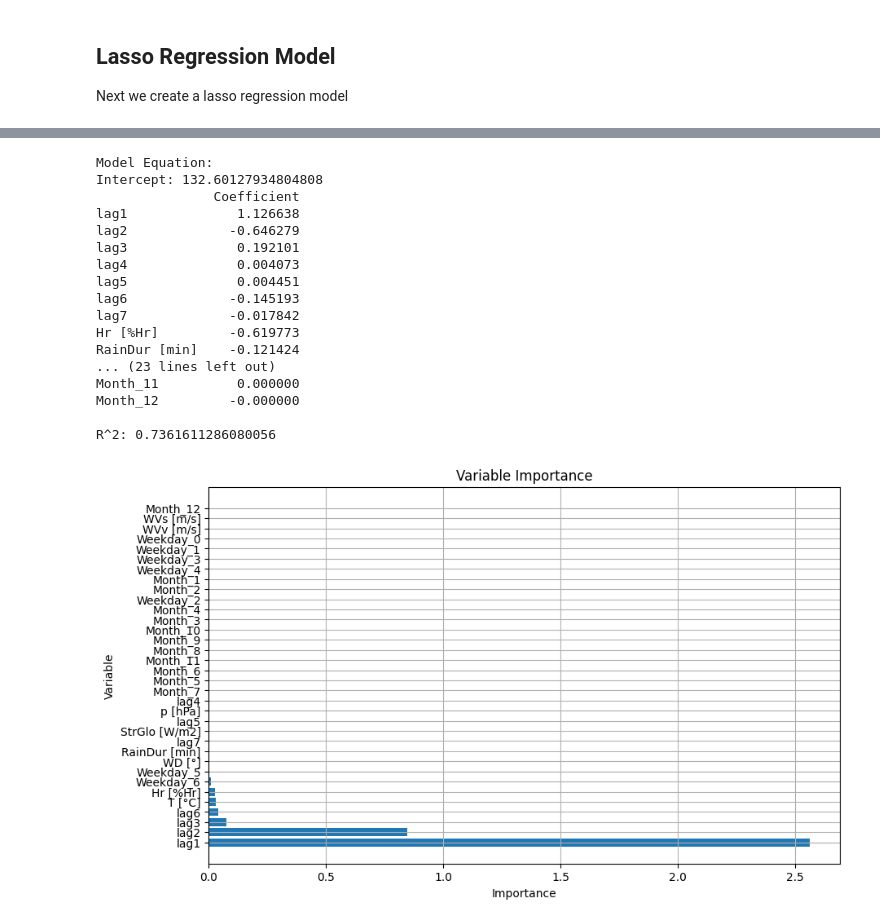
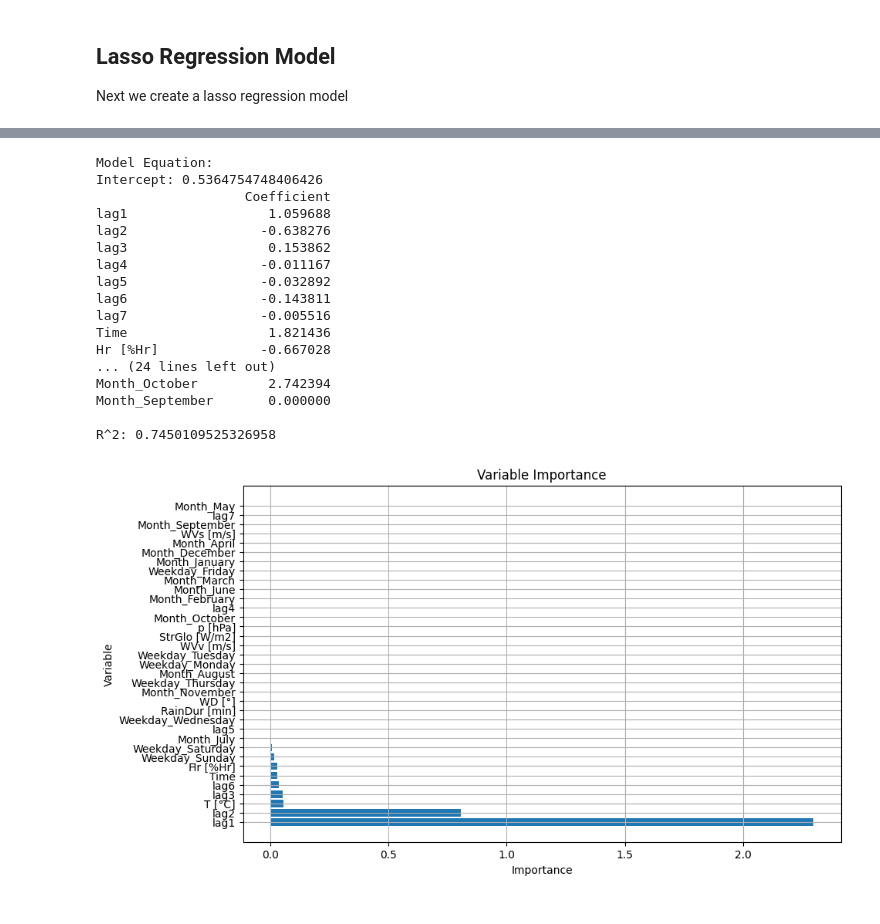
Before and after one commit to Phipsi/esc403, a Jupyter notebook: src/lasso_regression/regression.ipynb, the cells around one changed output, grey strips where cells are left out. Saved outputs shown, nothing was run; the diff lists cells and outputs as text; code cells hidden in the pictures.

Commit message:
update lasso regression using python

```diff
--- a/src/lasso_regression/regression.ipynb
+++ b/src/lasso_regression/regression.ipynb
@@ -152,8 +152,16 @@ df_copy['lag7'] = df_copy['bike_tot'].shift(7)
 df_copy.dropna(inplace=True)
 
 # Split the data into X and y where X is the lagged values plus weekday, month, time and y is the target variable
-X = df_copy[['lag1', 'lag2', 'lag3', 'lag4', 'lag5', 'lag6', 'lag7', 'Weekday', 'Month', 'Date',
+X = df_copy[['lag1', 'lag2', 'lag3', 'lag4', 'lag5', 'lag6', 'lag7', 'Weekday', 'Month', 'Date', 'Time',
              'Hr [%Hr]', 'RainDur [min]', 'StrGlo [W/m2]', 'T [°C]', 'WD [°]', 'WVs [m/s]', 'WVv [m/s]', 'p [hPa]']]
+
+# Scale the weather variables
+from sklearn.preprocessing import StandardScaler
+scaler = StandardScaler()
+X[['Hr [%Hr]', 'RainDur [min]', 'StrGlo [W/m2]', 'T [°C]', 'WD [°]', 'WVs [m/s]', 'WVv [m/s]', 'p [hPa]']] = scaler.fit_transform(X[['Hr [%Hr]', 'RainDur [min]', 'StrGlo [W/m2]', 'T [°C]', 'WD [°]', 'WVs [m/s]', 'WVv [m/s]', 'p [hPa]']])
+
+# Convert Time to simple integer
+X['Time'] = X['Time'].apply(lambda x: x.hour)
 
 # Convert weekday and month to dummie variables
 X = pd.get_dummies(X, columns=['Weekday', 'Month'])
@@ -179,13 +187,14 @@ y_pred = model.predict(X_test)
 mse = mean_squared_error(y_test, y_pred)
 print(f'Mean Squared Error: {mse}')
 
-test_Dates = df_copy[df_copy['Date'] >= '2023-01-01']['Date']
+test_Datetime = df_copy[df_copy['Date'] >= '2023-01-01']['Datetime']
 # Plot the predictions and the actual values as a time series
 plt.figure(figsize=(20, 10))
-plt.plot(test_Dates, y_test, color = 'lightgrey', label = 'Actual Values')
-plt.plot(test_Dates, y_pred, color = 'red', label = 'Predictions')
+plt.plot(test_Datetime, y_test, color = 'lightgrey', label = 'Actual Values')
+plt.plot(test_Datetime, y_pred, color = 'red', label = 'Predictions')
 plt.xlabel('Date')
 plt.ylabel('Bike traffic')
 plt.title('Actual Values vs Predictions')
 plt.legend()
+plt.show()
 # %% [output]
@@ -260,7 +278,7 @@ import numpy as np
 lasso = Lasso(random_state=0, max_iter=10000)
 
 # Create a dictionary with the hyperparameters
-alphas = np.logspace(-4, -0.5, 30)
+alphas = np.logspace(-4, 2, 30)
 param_grid = {'alpha': alphas}
 
 # Create a grid search object, setting the cv parameter to 5 and number of iterations to 100
@@ -329,47 +352,51 @@ print('Model Equation:')
 # Show the intercept
 intercept = grid_search.best_estimator_.intercept_
 print(f'Intercept: {intercept}')
+# Export intercept as a csv
+pd.DataFrame([intercept], columns=['Intercept']).to_csv('../../results/lasso_results/lasso_intercept.csv')
 
 # Show the coefficients
 coefficients = pd.DataFrame(grid_search.best_estimator_.coef_, X_train.columns, columns=['Coefficient'])
 print(coefficients, '\n')
+# Export coefficients as a csv
+pd.DataFrame(coefficients).to_csv('../../results/lasso_results/lasso_coefficients.csv')
 
 # Show the R^2 score
 r2 = grid_search.best_score_
 print(f'R^2: {r2}')
 
 # Next show variable importance for the lasso regression model
 imp = permutation_importance(grid_search, X_test, y_test)
 
 # Create a dataframe with the importance values
 importance = pd.DataFrame(imp.importances_mean, X_test.columns, columns=['Importance'])
 
 # Sort the values
 importance = importance.sort_values(by='Importance', ascending=False)
 
 # Plot the importance values
 plt.figure(figsize=(10, 6))
 plt.barh(importance.index, importance['Importance'])
 plt.xlabel('Importance')
 plt.ylabel('Variable')
 plt.title('Variable Importance')
 plt.grid(True)
 # %% [output]
 Model Equation:
-Intercept: 132.60127934804808
-               Coefficient
-lag1              1.126638
-lag2             -0.646279
-lag3              0.192101
-lag4              0.004073
-lag5              0.004451
-lag6             -0.145193
-lag7             -0.017842
-Hr [%Hr]         -0.619773
-RainDur [min]    -0.121424
-... (23 lines left out)
-Month_11          0.000000
-Month_12         -0.000000
+Intercept: 0.5364754748406426
+                   Coefficient
+lag1                  1.059688
+lag2                 -0.638276
+lag3                  0.153862
+lag4                 -0.011167
+lag5                 -0.032892
+lag6                 -0.143811
+lag7                 -0.005516
+Time                  1.821436
+Hr [%Hr]             -0.667028
+... (24 lines left out)
+Month_October         2.742394
+Month_September       0.000000
 
-R^2: 0.7361611286080056
+R^2: 0.7450109525326958
-[figure, old version]
+[figure, new version]
```
Also changed, not shown: parts of 5 cells of this notebook, 1 other file.
